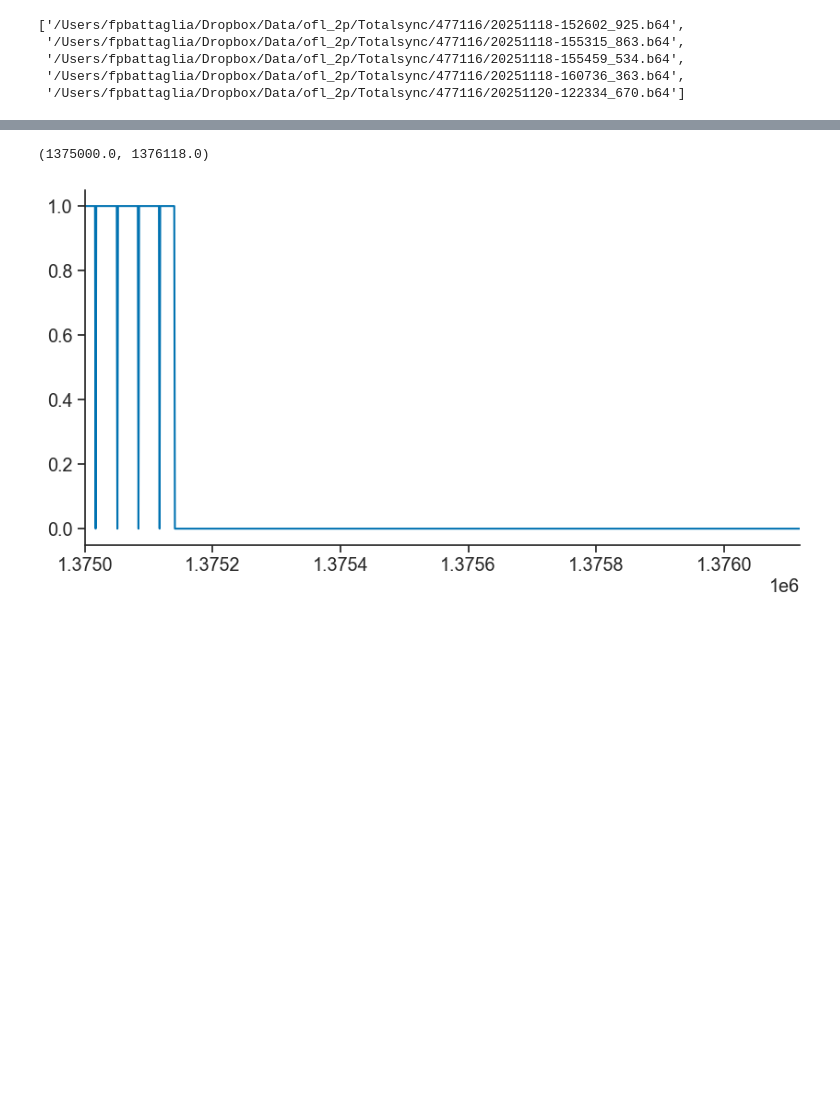
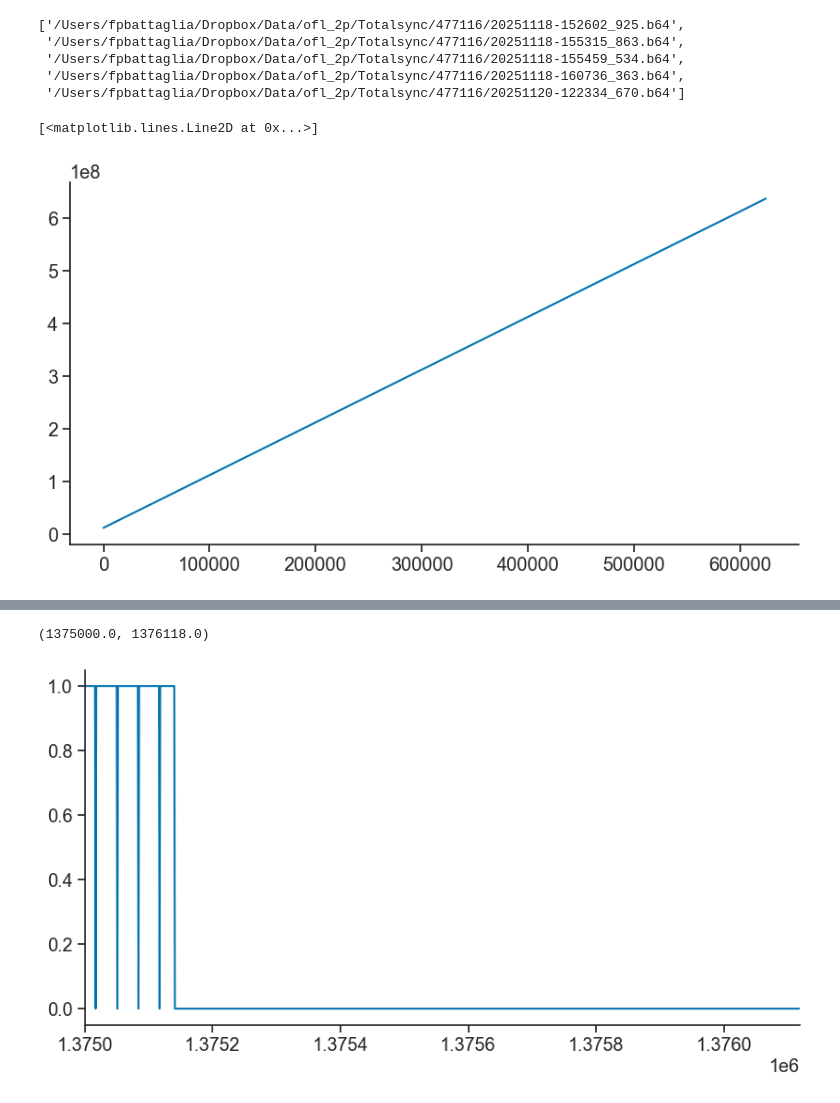
Before and after one commit to NeuroNetMem/batch2p, a Jupyter notebook: notebooks/data_synchronization.ipynb, the cells around one changed output, grey strips where cells are left out. Drawn from its saved outputs; the diff is of its cells as text; code cells hidden in the pictures; blank space fills up the shorter version.

```diff
--- a/notebooks/data_synchronization.ipynb
+++ b/notebooks/data_synchronization.ipynb
@@ -63,6 +79,10 @@ distance = tsync_data['corrected_distance'].astype(np.int32)
 distance = nap.Tsd(tsync_time, distance, time_units='us')
 # %%
 (fig, ax) = plt.subplots(figsize=(10, 5))
+ax.plot(tsync_time)
+# %% [output]
+[<matplotlib.lines.Line2D at 0x...>]
+[figure, added]
 # %%
 halloween = tsync_data['Halloween Environment']
 halloween = nap.Tsd(tsync_time, halloween, time_units='us')
```
Also changed, not shown: parts of 8 cells of this notebook, 1 other file.
